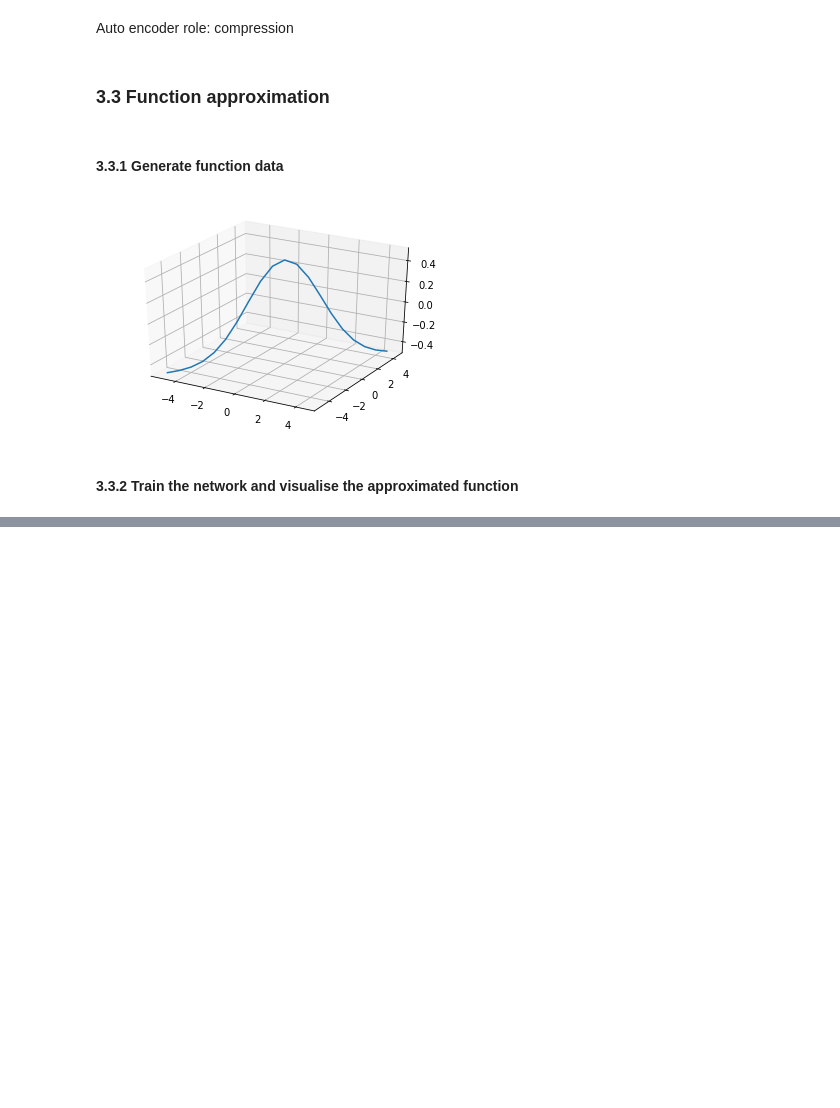
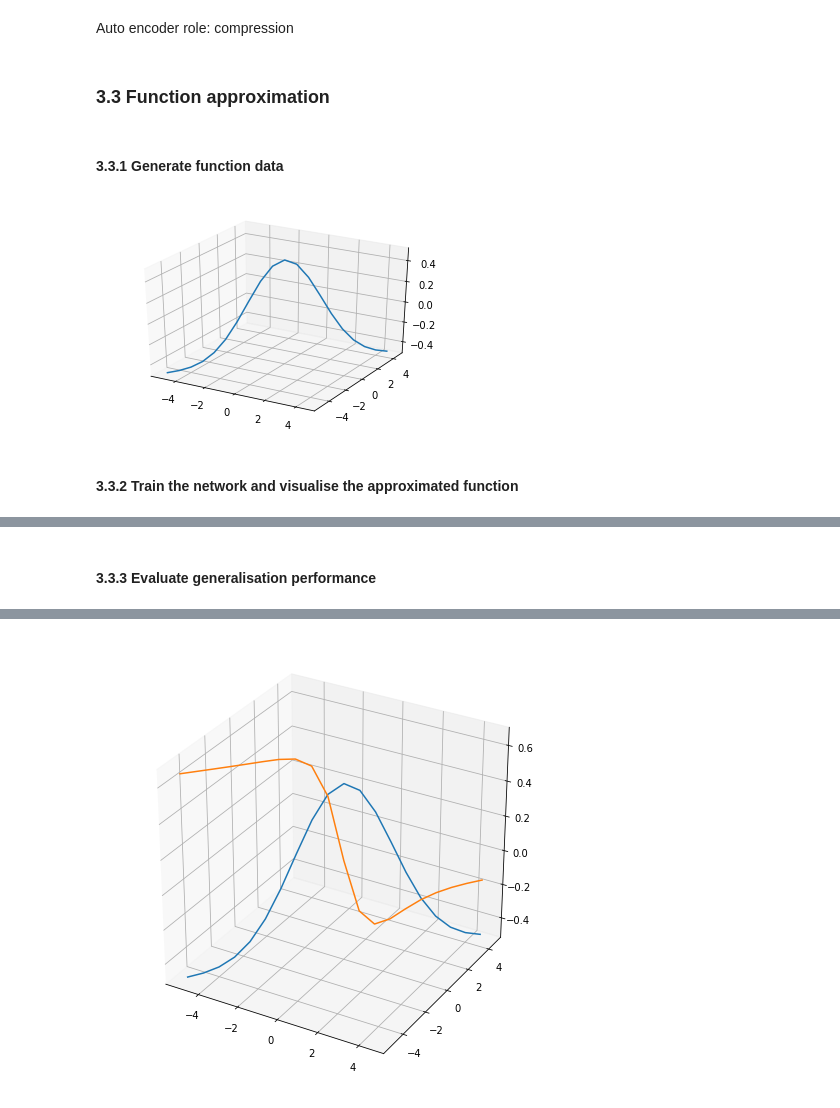
Before and after one commit to romainrey/ANN_DD2437, a Jupyter notebook: Labs_Code/Romain/Labs1.ipynb, the cells around one changed output, grey strips where cells are left out. Drawn from its saved outputs; the diff is of its cells as text; code cells hidden in the pictures; blank space fills up the shorter version.

```diff
--- a/Labs_Code/Romain/Labs1.ipynb
+++ b/Labs_Code/Romain/Labs1.ipynb
@@ -969,0 +953,30 @@ HTML(ani.to_html5_video())
+# %% [markdown]
+#### 3.3.3 Evaluate generalisation performance
+# %%
+n_hidden_list = [i for i in range(1,26)]
+
+predictions_list = []
+
+for n_hidden in n_hidden_list:
+
+    w = initialize_weights(n_row = n_hidden, n_col = 3)
+    v = initialize_weights(n_row = 1, n_col = n_hidden + 1)
+    new_w, new_v = fwd_bwd_wup(patterns = patterns, targets = targets, weights = w, weights_hidden = v,
+                                   eta = 0.1, n_hidden = n_hidden, epochs = 20, alpha = 0.9)
+    predictions_list.append(fast_forward(patterns=patterns,w = new_w, v = new_v))
+
+
+plt.rcParams['animation.ffmpeg_path'] = 'C:/FFmpeg/bin/ffmpeg'
+
+fig = plt.figure(figsize=[8,8])
+ax = fig.add_subplot(111, projection='3d')
+
+def animate(i):
+    ax.clear()
+    ax.plot(x, y, targets)
+    ax.plot(x, y, predictions[i][0])
+    return ax
+
+ani = animation.FuncAnimation(fig, animate, len(predictions_list), interval=500, blit=False)
+HTML(ani.to_html5_video())
+# %% [output]
@@ -969,0 +984 @@ HTML(ani.to_html5_video())
+[figure, added]
```
Also changed, not shown: parts of 80 cells of this notebook.
